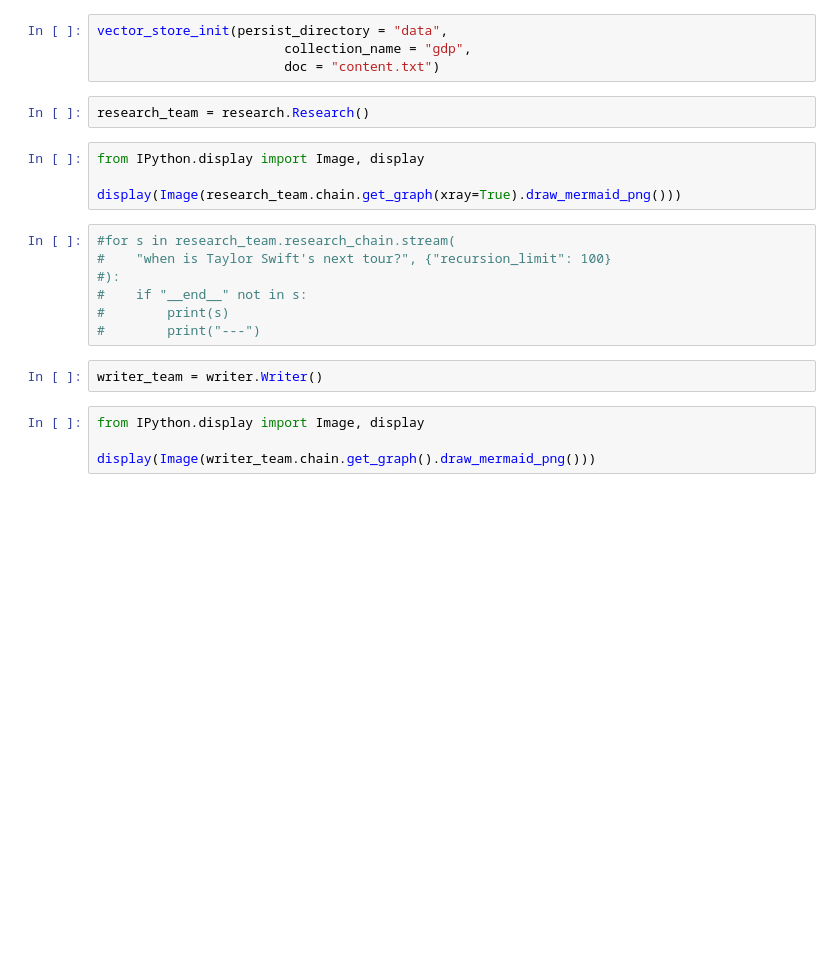
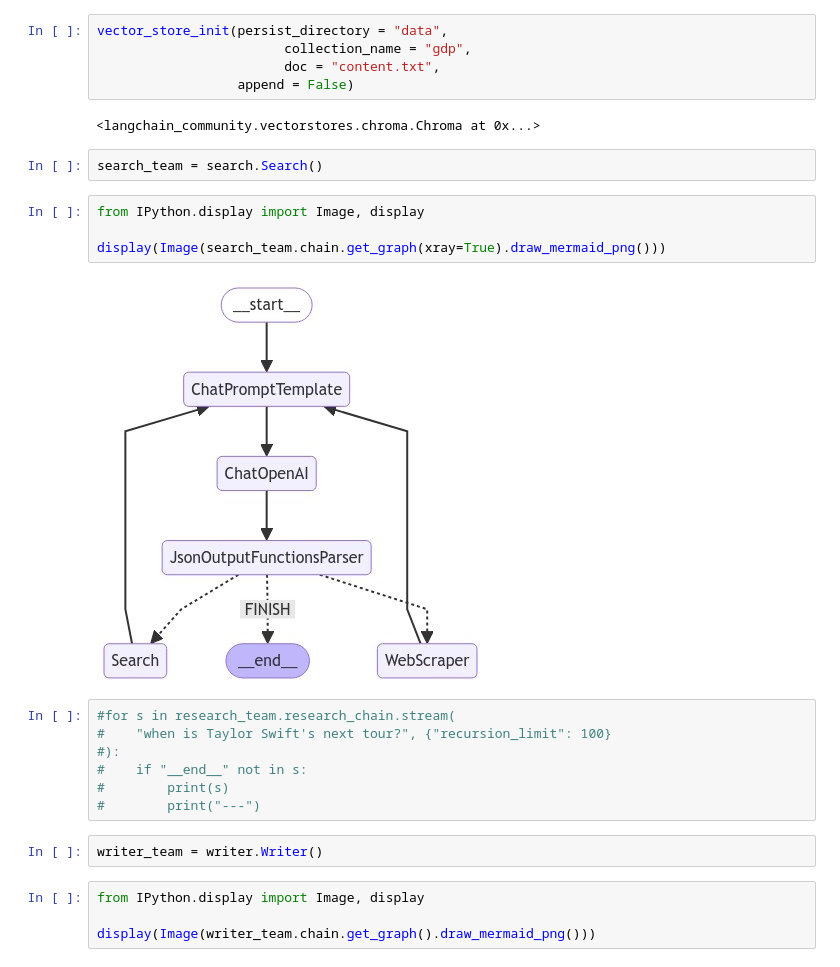
Before and after one commit to rafaelpolli/mma, a Jupyter notebook: test.ipynb, the cells around one changed output. Drawn from its saved outputs; the diff is of its cells as text; blank space fills up the shorter version.

```diff
--- a/test.ipynb
+++ b/test.ipynb
@@ -13,13 +17,18 @@ import hma.coordinator as coordinator
 # %%
 vector_store_init(persist_directory = "data",
                         collection_name = "gdp",
-                        doc = "content.txt")
+                        doc = "content.txt",
+                  append = False)
+# %% [output]
+<langchain_community.vectorstores.chroma.Chroma at 0x...>
 # %%
-research_team = research.Research()
+search_team = search.Search()
 # %%
 from IPython.display import Image, display
 
-display(Image(research_team.chain.get_graph(xray=True).draw_mermaid_png()))
+display(Image(search_team.chain.get_graph(xray=True).draw_mermaid_png()))
+# %% [output]
+[figure, added]
 # %%
 #for s in research_team.research_chain.stream(
 #    "when is Taylor Swift's next tour?", {"recursion_limit": 100}
```
Also changed, not shown: parts of 5 cells of this notebook, 19 other files.
